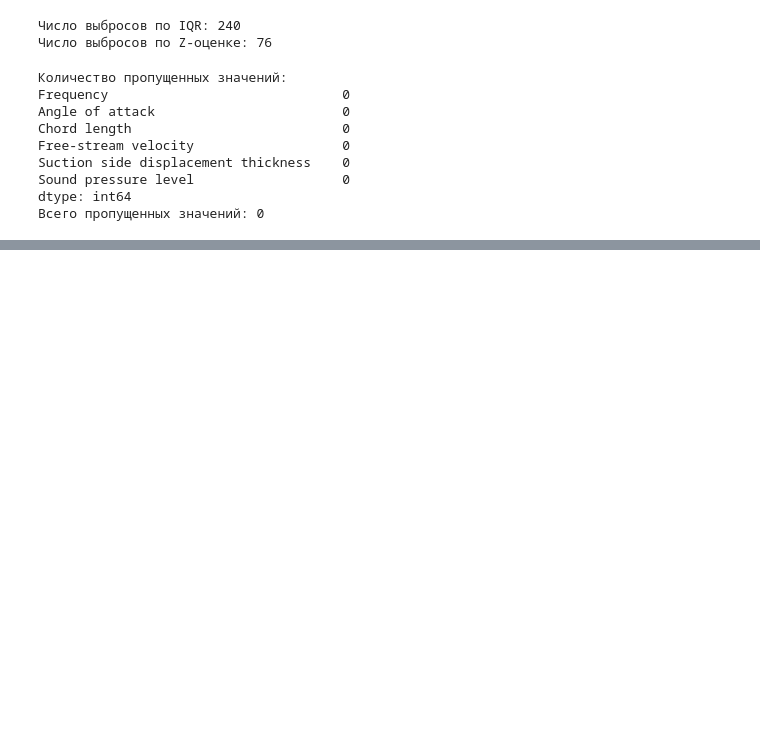
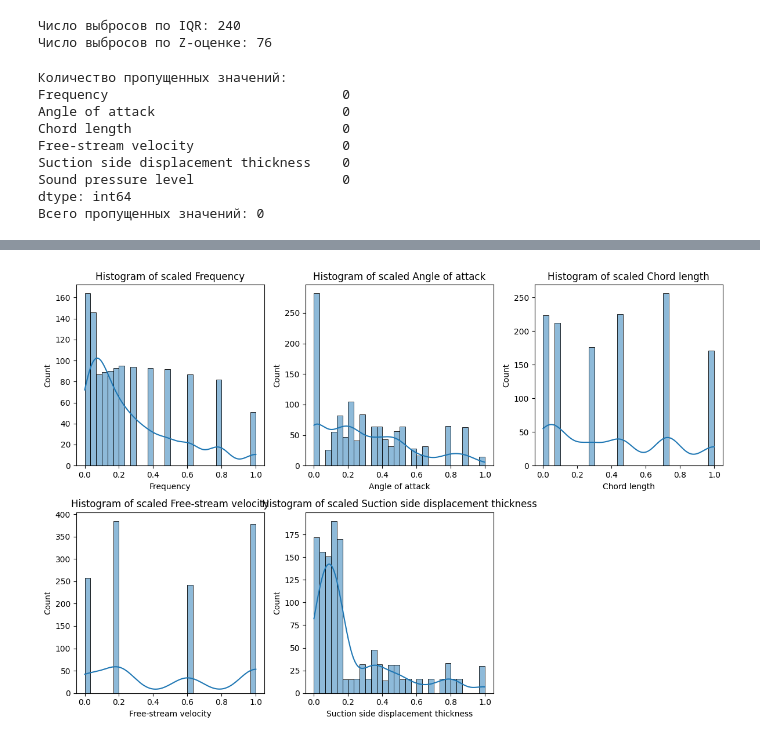
Before and after one commit to Howmanyeyes/Neural_spr_2025, a Jupyter notebook: BDZ.ipynb, the cells around one changed output, grey strips where cells are left out. Saved outputs shown, nothing was run; the diff lists cells and outputs as text; code cells hidden in the pictures; blank space fills up the shorter version.

```diff
--- a/BDZ.ipynb
+++ b/BDZ.ipynb
@@ -108,0 +131,12 @@ dtype: int64
+# %%
+X_scaled_df = pd.DataFrame(X_scaled, columns=X.columns)
+
+plt.figure(figsize=(12, 8))
+for i, col in enumerate(X_scaled_df.columns):
+    plt.subplot(2, 3, i + 1)
+    sns.histplot(X_scaled_df[col], bins=30, kde=True)
+    plt.title(f"Histogram of scaled {col}")
+plt.tight_layout()
+plt.show()
+# %% [output]
+[figure, added]
```
Also changed, not shown: parts of 9 cells of this notebook, 2 other files.
